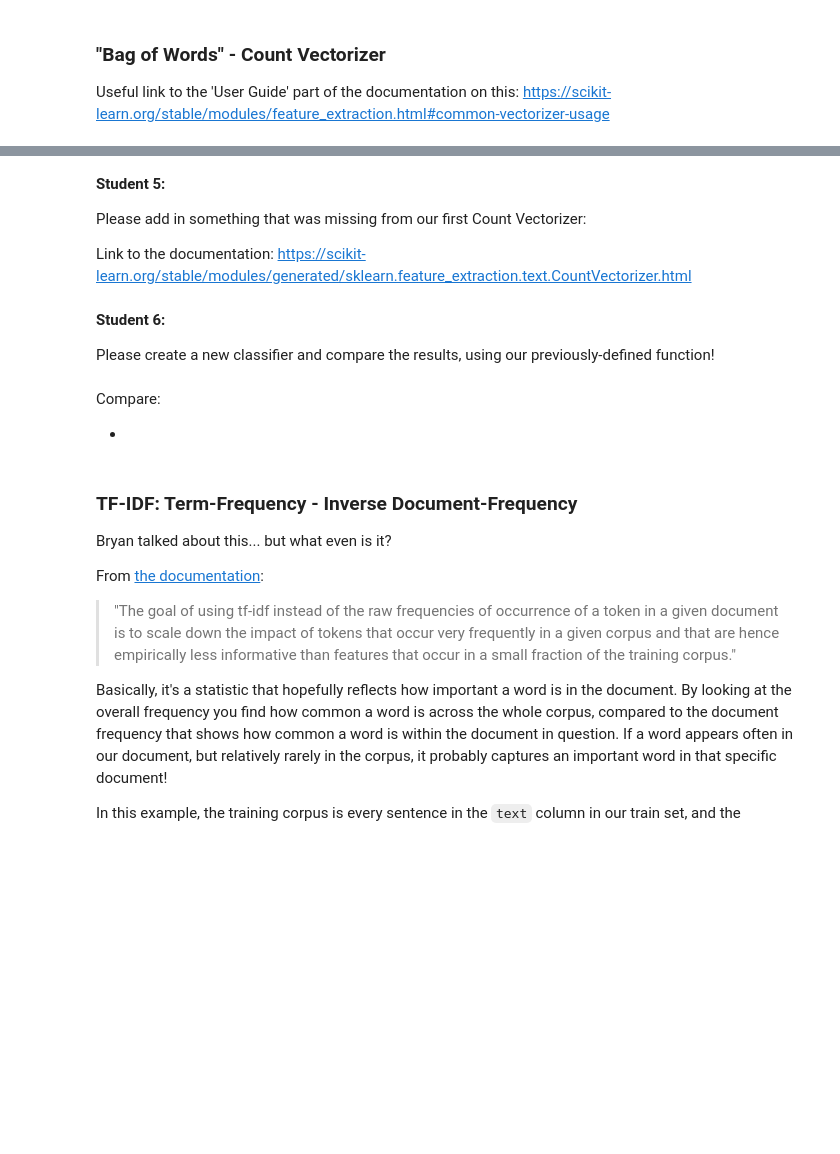
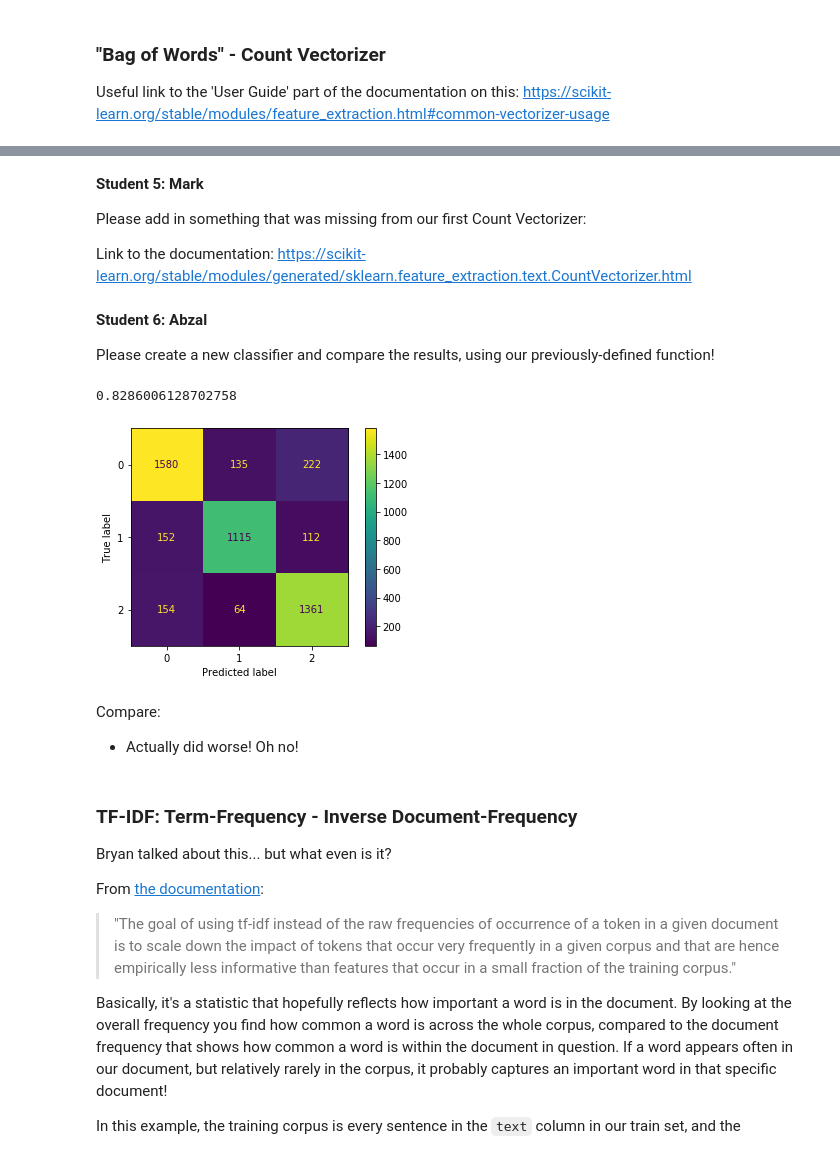
Before and after one commit to learn-co-students/Breakout_Mod4-Assessment-Review_HTX-DS-021720, a Jupyter notebook: Mod4_AssessmentReview.ipynb, the cells around one changed output, grey strips where cells are left out. Drawn from its saved outputs; the diff is of its cells as text; code cells hidden in the pictures; blank space fills up the shorter version.

Commit message:
Worked through session with students

```diff
--- a/Mod4_AssessmentReview.ipynb
+++ b/Mod4_AssessmentReview.ipynb
@@ -30,3 +35,3 @@ Please grab the dataset and look at a few aspects of this dataset (shape, some e
 # %%
 # Grab the train set from the competition
-df = None
+df = pd.read_csv('spooky-author-identification/train.csv')
@@ -118,27 +176,46 @@ def classify_vectorized_text(vectorizer, classifier, Xtrain, Xtest, ytrain, ytes
     test_preds: predicted results for the test set
     '''
 
-    pass
+    X_count_train = vectorizer.fit_transform(Xtrain)
+    X_count_test = vectorizer.transform(Xtest)
+
+    classifier.fit(X_count_train, ytrain)
+
+    train_preds = classifier.predict(X_count_train)
+    test_preds = classifier.predict(X_count_test)
+
+    print(accuracy_score(ytest, test_preds))
+
+    plot_confusion_matrix(classifier, X_count_test, ytest,
+                      values_format = ".4g")
+    plt.show()
+    return train_preds, test_preds
 # %% [markdown]
-**Student 5:**
+**Student 5: Mark**
 
 Please add in something that was missing from our first Count Vectorizer:
 
 Link to the documentation: https://scikit-learn.org/stable/modules/generated/sklearn.feature_extraction.text.CountVectorizer.html
 # %%
 # Create a new vectorizer here
+new_count_vectorizer= CountVectorizer(stop_words=stopwords_list)
 # %% [markdown]
-**Student 6:**
+**Student 6: Abzal**
 
 Please create a new classifier and compare the results, using our previously-defined function!
 # %%
 # Create a new classifier here
+new_clf = MultinomialNB()
 # %%
 # Use the function here
+new_train_preds, new_test_preds = classify_vectorized_text(new_count_vectorizer, new_clf, X_train, X_test, y_train, y_test)
+# %% [output]
+0.8286006128702758
+[figure, added]
-# %% [markdown]
-Compare:
-
--
+# %% [markdown]
+Compare:
+
+- Actually did worse! Oh no!
 # %% [markdown]
 ### TF-IDF: Term-Frequency - Inverse Document-Frequency
 
```
Also changed, not shown: parts of 22 cells of this notebook.
